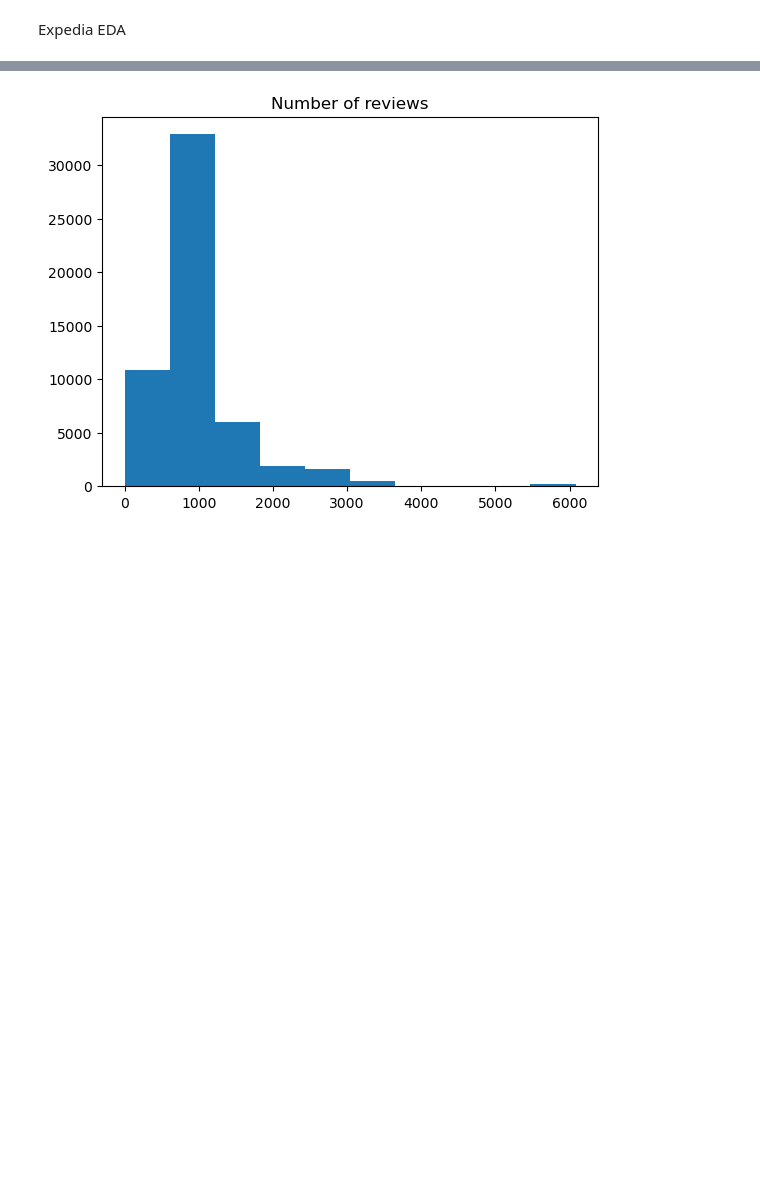
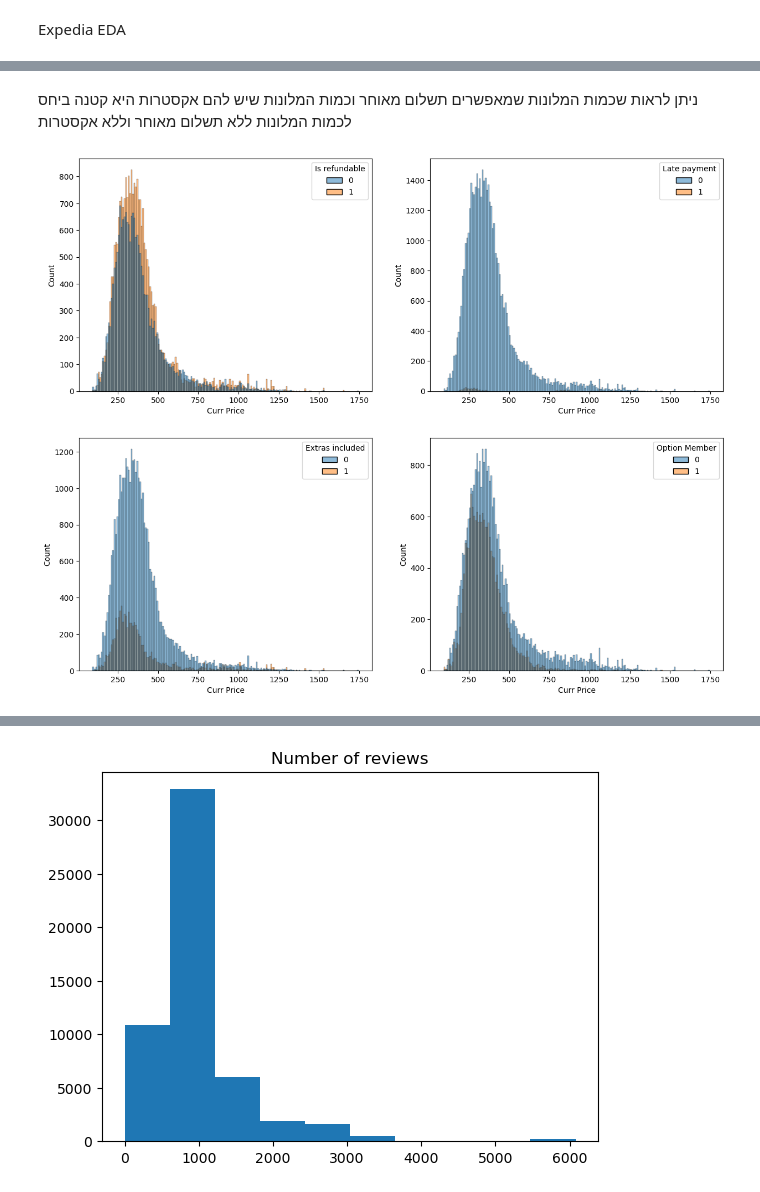
Before and after one commit to yarinr25/DSF---final-project, a Jupyter notebook: Notebooks/main.ipynb, the cells around one changed output, grey strips where cells are left out. Drawn from its saved outputs; the diff is of its cells as text; code cells hidden in the pictures; blank space fills up the shorter version.

```diff
--- a/Notebooks/main.ipynb
+++ b/Notebooks/main.ipynb
@@ -282,0 +279,8 @@ Expedia EDA
+# %% [markdown]
+ניתן לראות שכמות המלונות שמאפשרים תשלום מאוחר וכמות המלונות שיש להם אקסטרות היא קטנה ביחס לכמות המלונות ללא תשלום מאוחר וללא אקסטרות
+# %%
+fig,axes = plt.subplots(2,2,figsize=(15,12))
+for col,ax in zip(expedia_df.columns[10:],axes.flatten()):
+    sns.histplot(data=expedia_df,x='Curr Price',ax=ax,hue = col)
+# %% [output]
+[figure, added]
```
Also changed, not shown: parts of 82 cells of this notebook.
